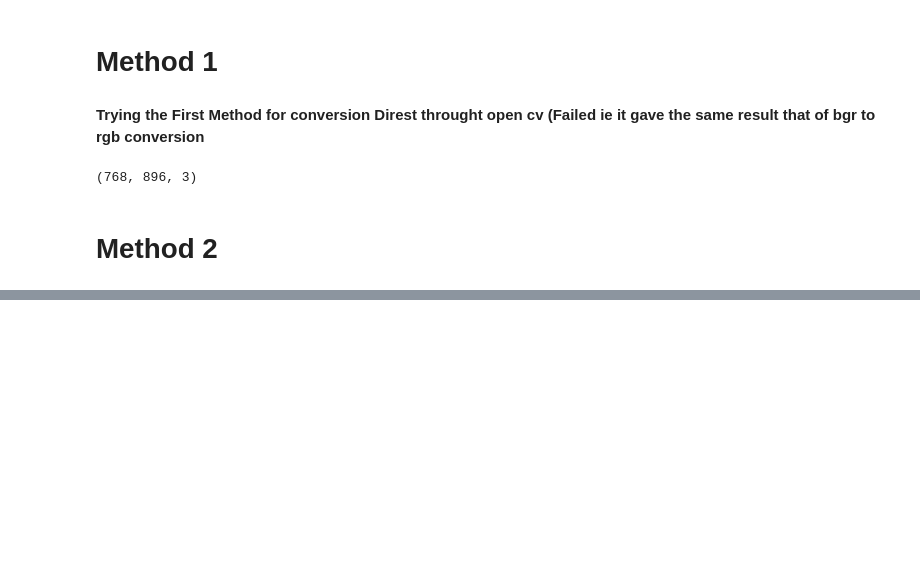
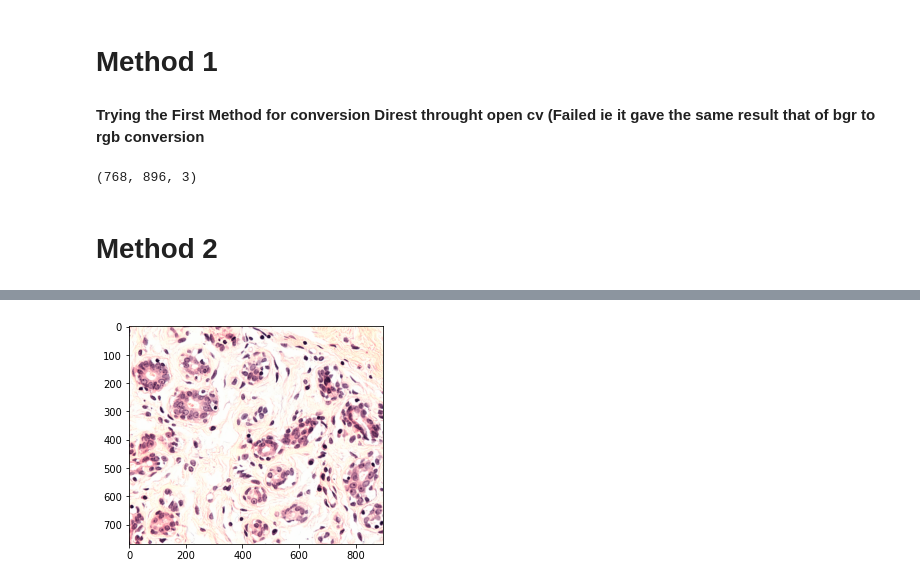
Before and after one commit to dsatyam09/Quantative-Analysis-of-normalized-image-in-Different-Color-Models., a Jupyter notebook: Color Normalization In Histology.ipynb, the cells around one changed output, grey strips where cells are left out. Drawn from its saved outputs; the diff is of its cells as text; code cells hidden in the pictures; blank space fills up the shorter version.

```diff
--- a/Color Normalization In Histology.ipynb
+++ b/Color Normalization In Histology.ipynb
@@ -49,0 +117,14 @@ img.shape
+# %%
+# Step 2: Remove data with OD intensity less than β
+# remove transparent pixels (clear region with no tissue)s
+ODhat = OD[~np.any(OD < beta, axis=1)]        #Returns an array where OD values are above beta
+# %%
+# Step 3: Calculate SVD on the OD tuples
+#Estimate covariance matrix of ODhat (transposed)
+# and then compute eigen values & eigenvectors.
+eigvals, eigvecs = np.linalg.eigh(np.cov(ODhat.T))
+# %%
+#Step 4: Create plane from the SVD directions with two largest values ######
+# project on the plane spanned by the eigenvectors corresponding to the two
+# largest eigenvalues
+That = ODhat.dot(eigvecs[:,1:3]) #Dot product
@@ -49,0 +162,23 @@ img.shape
+# %%
+# Step 8: Convert extreme values back to OD space
+# recreate the normalized image using reference mixing matrix
+
+Inorm1 = np.multiply(Io, np.exp(-HERef.dot(C2)))
+Inorm1[Inorm1>255] = 254
+Inorm1 = np.reshape(Inorm1.T, (h, w, 3)).astype(np.uint8)
+
+# Separating H and E components
+
+H = np.multiply(Io, np.exp(np.expand_dims(-HERef[:,0], axis=1).dot(np.expand_dims(C2[0,:], axis=0))))
+H[H>255] = 254
+H = np.reshape(H.T, (h, w, 3)).astype(np.uint8)
+
+E = np.multiply(Io, np.exp(np.expand_dims(-HERef[:,1], axis=1).dot(np.expand_dims(C2[1,:], axis=0))))
+E[E>255] = 254
+E = np.reshape(E.T, (h, w, 3)).astype(np.uint8)
+
+plt.imsave("Results After Normlazation/RGB_normalized.jpg", Inorm1)
+imgplot = plt.imshow(Inorm1)
+plt.show()
+# %% [output]
+[figure, added]
```
Also changed, not shown: parts of 61 cells of this notebook, 4 other files.
